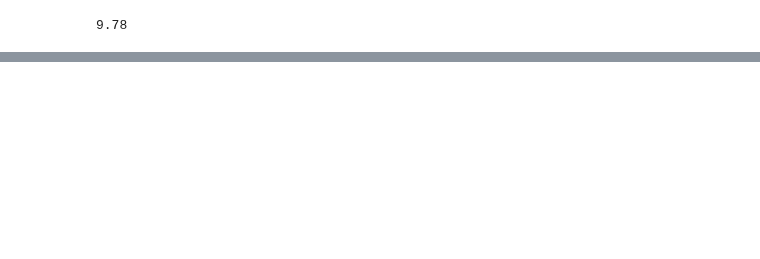
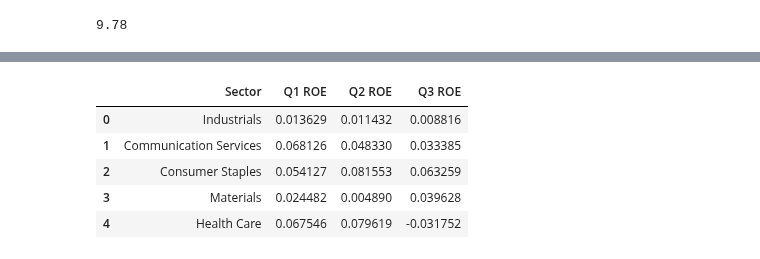
Before and after one commit to m1nsun9/Tech_Bubble_Analysis, a Jupyter notebook: Final_S&P_Data/S&P_Analysis.ipynb, the cells around one changed output, grey strips where cells are left out. Saved outputs shown, nothing was run; the diff lists cells and outputs as text; code cells hidden in the pictures; blank space fills up the shorter version.

```diff
--- a/Final_S&P_Data/S&P_Analysis.ipynb
+++ b/Final_S&P_Data/S&P_Analysis.ipynb
@@ -359,0 +367,9 @@ plt.show()
+# %%
+clean_snp_df.loc[:, ["Sector", "Q1 ROE", "Q2 ROE", "Q3 ROE"]].head()
+# %% [output]
+|  | Sector | Q1 ROE | Q2 ROE | Q3 ROE |
+| 0 | Industrials | 0.013629 | 0.011432 | 0.008816 |
+| 1 | Communication Services | 0.068126 | 0.048330 | 0.033385 |
+| 2 | Consumer Staples | 0.054127 | 0.081553 | 0.063259 |
+| 3 | Materials | 0.024482 | 0.004890 | 0.039628 |
+| 4 | Health Care | 0.067546 | 0.079619 | -0.031752 |
```
Also changed, not shown: parts of 9 cells of this notebook, 6 other files.
